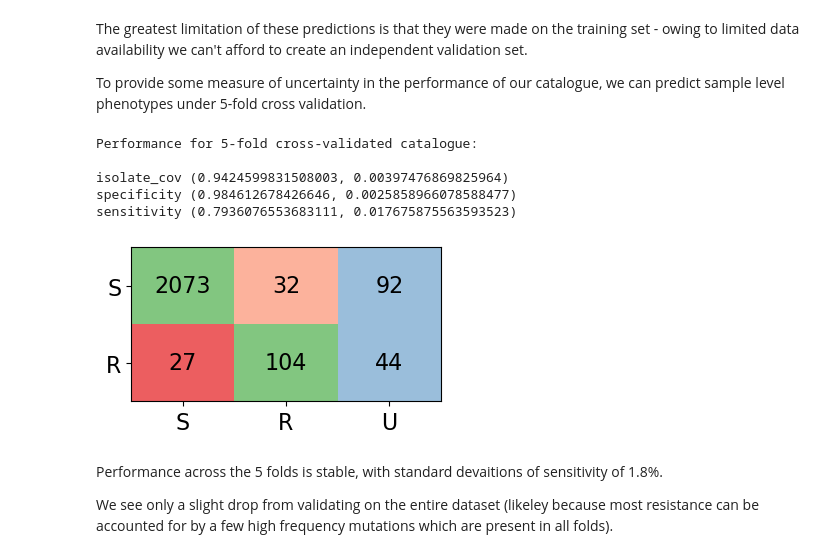
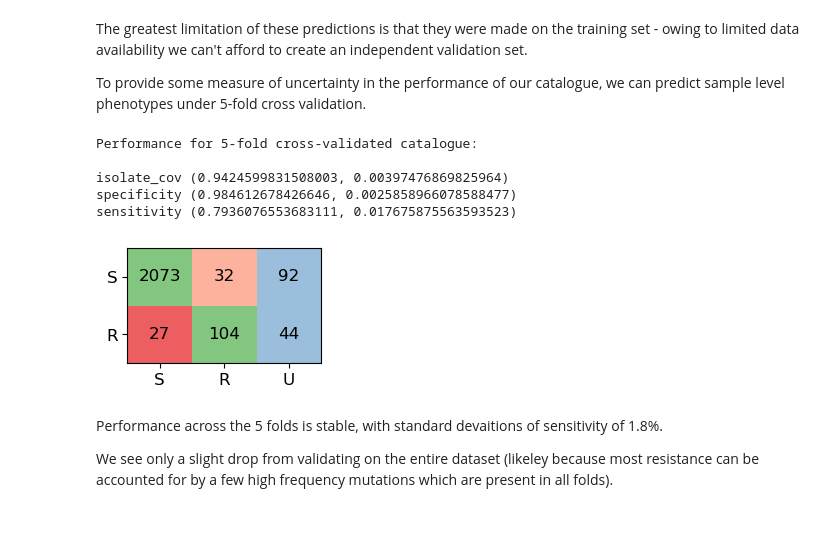
Before and after one commit to fowler-lab/tb-bdq-cat, a Jupyter notebook: Results_1.ipynb, the cells around one changed output. Drawn from its saved outputs; the diff is of its cells as text; code cells hidden in the pictures; blank space fills up the shorter version.

```diff
--- a/Results_1.ipynb
+++ b/Results_1.ipynb
@@ -899,35 +922,35 @@ for fold in range(len(train_indices)):
     specificities.append(_spec)
     # just for the sake of plotting the bar charts - a nan would make plotting impossible
     sensitivities.append(_sens)
     cms.append(cm)
 
 isolate_cov = (np.mean(isolate_cov), np.std(isolate_cov))
 specificity = (np.mean(specificities), np.std(specificities))
 sensitivity = (np.mean(sensitivities), np.std(sensitivities))
 
 mean = np.mean(cms, axis=0)
 
 labels = [[], []]
 for i in range(len(mean)):
     for j in range(len(mean[i])):
         labels[i].append("%s" % int(mean[i][j]))
 
 df_cm = pd.DataFrame(mean, index=["R", "S"], columns=["R", "S", "U"])
 
 print ('Performance for 5-fold cross-validated catalogue:\n')
 
 print("isolate_cov", isolate_cov)
 print("specificity", specificity)
 print("sensitivity", sensitivity)
 
-utils.plot_truthtables(df_cm, U_to_S=False, figsize=(4, 2), fontsize=16)
+utils.plot_truthtables(df_cm, U_to_S=False)
 # %% [output]
 Performance for 5-fold cross-validated catalogue:
 
 isolate_cov (0.9424599831508003, 0.00397476869825964)
 specificity (0.984612678426646, 0.0025858966078588477)
 sensitivity (0.7936076553683111, 0.017675875563593523)
-[figure, old version]
+[figure, new version]
 # %% [markdown]
 Performance across the 5 folds is stable, with standard devaitions of sensitivity of 1.8%.
 
```
Also changed, not shown: parts of 12 cells of this notebook.
